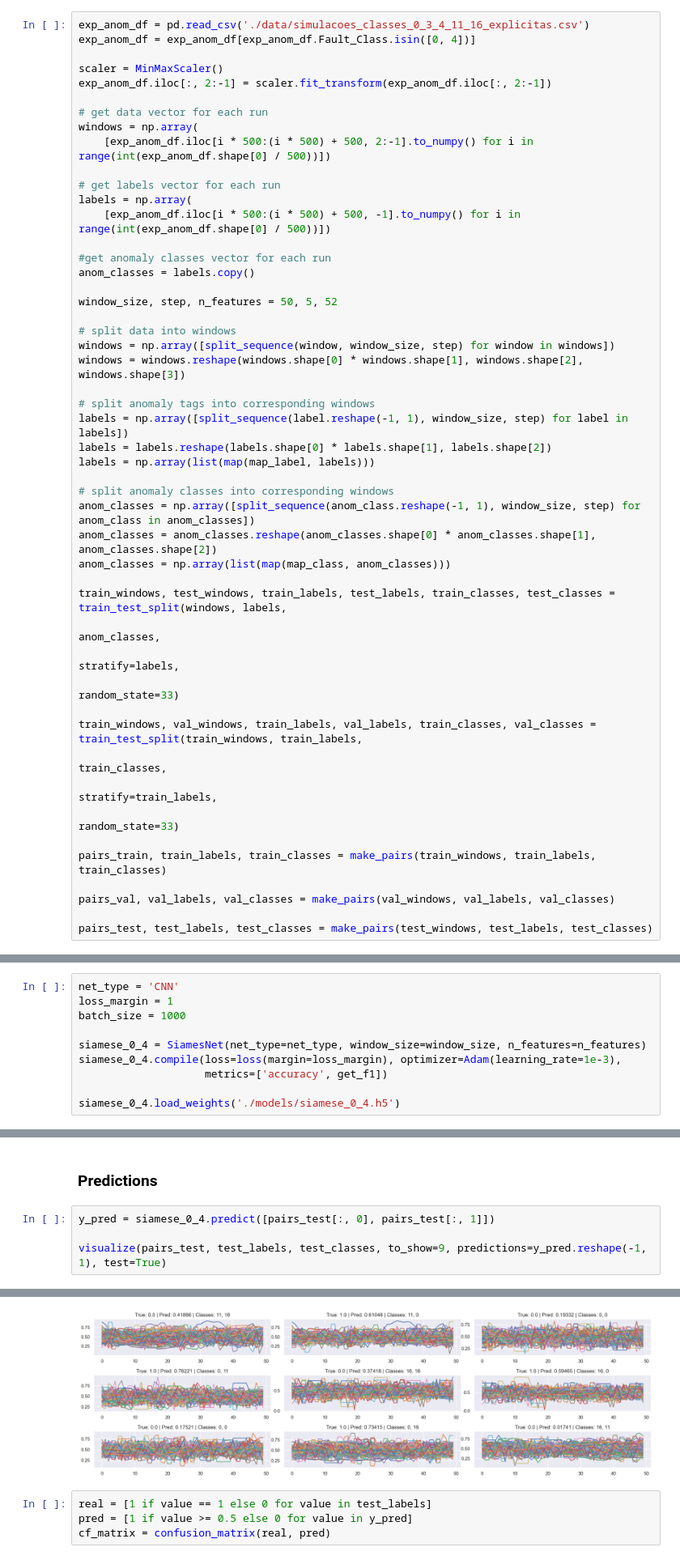
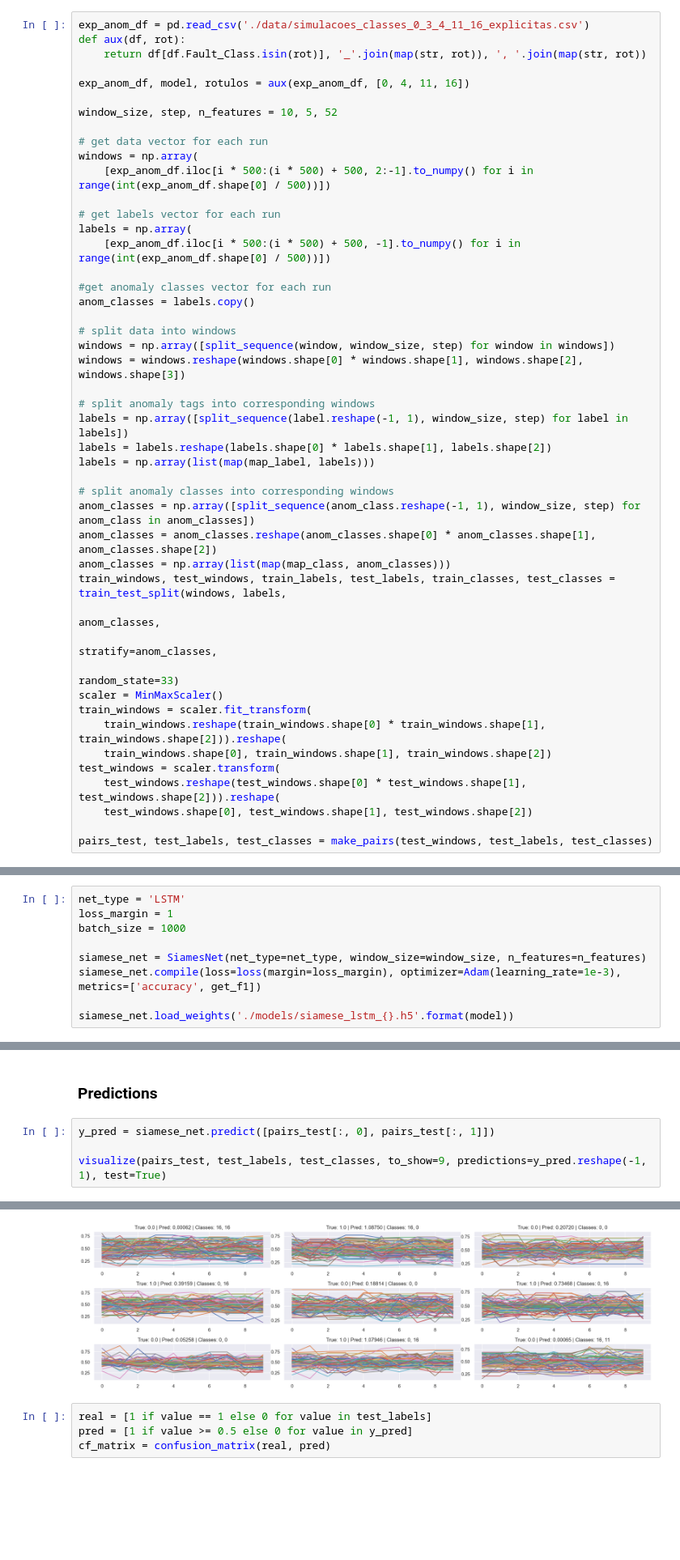
Before and after one commit to ricardo-rolo/Anomaly-Detection-with-Siamese-Neural-Nets, a Jupyter notebook: inference.ipynb, the cells around one changed output, grey strips where cells are left out. Shown: that part at 81% size. Drawn from its saved outputs; the diff is of its cells as text; blank space fills up the shorter version.

```diff
--- a/inference.ipynb
+++ b/inference.ipynb
@@ -386,9 +324,11 @@ def visualize(pairs, labels, classes=None, to_show=6, num_col=3, predictions=Non
 # %%
 exp_anom_df = pd.read_csv('./data/simulacoes_classes_0_3_4_11_16_explicitas.csv')
-exp_anom_df = exp_anom_df[exp_anom_df.Fault_Class.isin([0, 4])]
+def aux(df, rot):
+    return df[df.Fault_Class.isin(rot)], '_'.join(map(str, rot)), ', '.join(map(str, rot))
 
-scaler = MinMaxScaler()
-exp_anom_df.iloc[:, 2:-1] = scaler.fit_transform(exp_anom_df.iloc[:, 2:-1])
+exp_anom_df, model, rotulos = aux(exp_anom_df, [0, 4, 11, 16])
+
+window_size, step, n_features = 10, 5, 52
 
 # get data vector for each run
 windows = np.array(
@@ -400,8 +340,6 @@ labels = np.array(
 
 #get anomaly classes vector for each run
 anom_classes = labels.copy()
-
-window_size, step, n_features = 50, 5, 52
 
 # split data into windows
 windows = np.array([split_sequence(window, window_size, step) for window in windows])
@@ -416,19 +354,16 @@ labels = np.array(list(map(map_label, labels)))
 anom_classes = np.array([split_sequence(anom_class.reshape(-1, 1), window_size, step) for anom_class in anom_classes])
 anom_classes = anom_classes.reshape(anom_classes.shape[0] * anom_classes.shape[1], anom_classes.shape[2])
 anom_classes = np.array(list(map(map_class, anom_classes)))
-
 train_windows, test_windows, train_labels, test_labels, train_classes, test_classes = train_test_split(windows, labels,
                                                                                                        anom_classes,
-                                                                                                       stratify=labels,
+                                                                                                       stratify=anom_classes,
                                                                                                        random_state=33)
-
-train_windows, val_windows, train_labels, val_labels, train_classes, val_classes = train_test_split(train_windows, train_labels,
-                                                                                                       train_classes,
-                                                                                                       stratify=train_labels,
-                                                                                                       random_state=33)
-
-pairs_train, train_labels, train_classes = make_pairs(train_windows, train_labels, train_classes)
-
-pairs_val, val_labels, val_classes = make_pairs(val_windows, val_labels, val_classes)
+scaler = MinMaxScaler()
+train_windows = scaler.fit_transform(
+    train_windows.reshape(train_windows.shape[0] * train_windows.shape[1], train_windows.shape[2])).reshape(
+    train_windows.shape[0], train_windows.shape[1], train_windows.shape[2])
+test_windows = scaler.transform(
+    test_windows.reshape(test_windows.shape[0] * test_windows.shape[1], test_windows.shape[2])).reshape(
+    test_windows.shape[0], test_windows.shape[1], test_windows.shape[2])
 
 pairs_test, test_labels, test_classes = make_pairs(test_windows, test_labels, test_classes)
@@ -443,11 +370,10 @@ pairs_test, test_labels, test_classes = make_pairs(test_windows, test_labels, te
 # %%
-net_type = 'CNN'
+net_type = 'LSTM'
 loss_margin = 1
 batch_size = 1000
 
-siamese_0_4 = SiamesNet(net_type=net_type, window_size=window_size, n_features=n_features)
-siamese_0_4.compile(loss=loss(margin=loss_margin), optimizer=Adam(learning_rate=1e-3),
-                    metrics=['accuracy', get_f1])
+siamese_net = SiamesNet(net_type=net_type, window_size=window_size, n_features=n_features)
+siamese_net.compile(loss=loss(margin=loss_margin), optimizer=Adam(learning_rate=1e-3), metrics=['accuracy', get_f1])
 
-siamese_0_4.load_weights('./models/siamese_0_4.h5')
+siamese_net.load_weights('./models/siamese_lstm_{}.h5'.format(model))
 # %%
@@ -459,7 +385,7 @@ test loss, test acc: [0.10151410102844238, 0.9846947193145752, 0.985318064689636
 # %% [markdown]
 ### Predictions
 # %%
-y_pred = siamese_0_4.predict([pairs_test[:, 0], pairs_test[:, 1]])
+y_pred = siamese_net.predict([pairs_test[:, 0], pairs_test[:, 1]])
 
 visualize(pairs_test, test_labels, test_classes, to_show=9, predictions=y_pred.reshape(-1, 1), test=True)
 # %% [output]
@@ -467,4 +393,4 @@ visualize(pairs_test, test_labels, test_classes, to_show=9, predictions=y_pred.r
-[figure, old version]
+[figure, new version]
 # %%
 real = [1 if value == 1 else 0 for value in test_labels]
 pred = [1 if value >= 0.5 else 0 for value in y_pred]
```
Also changed, not shown: parts of 7 cells of this notebook, 15 other files.
